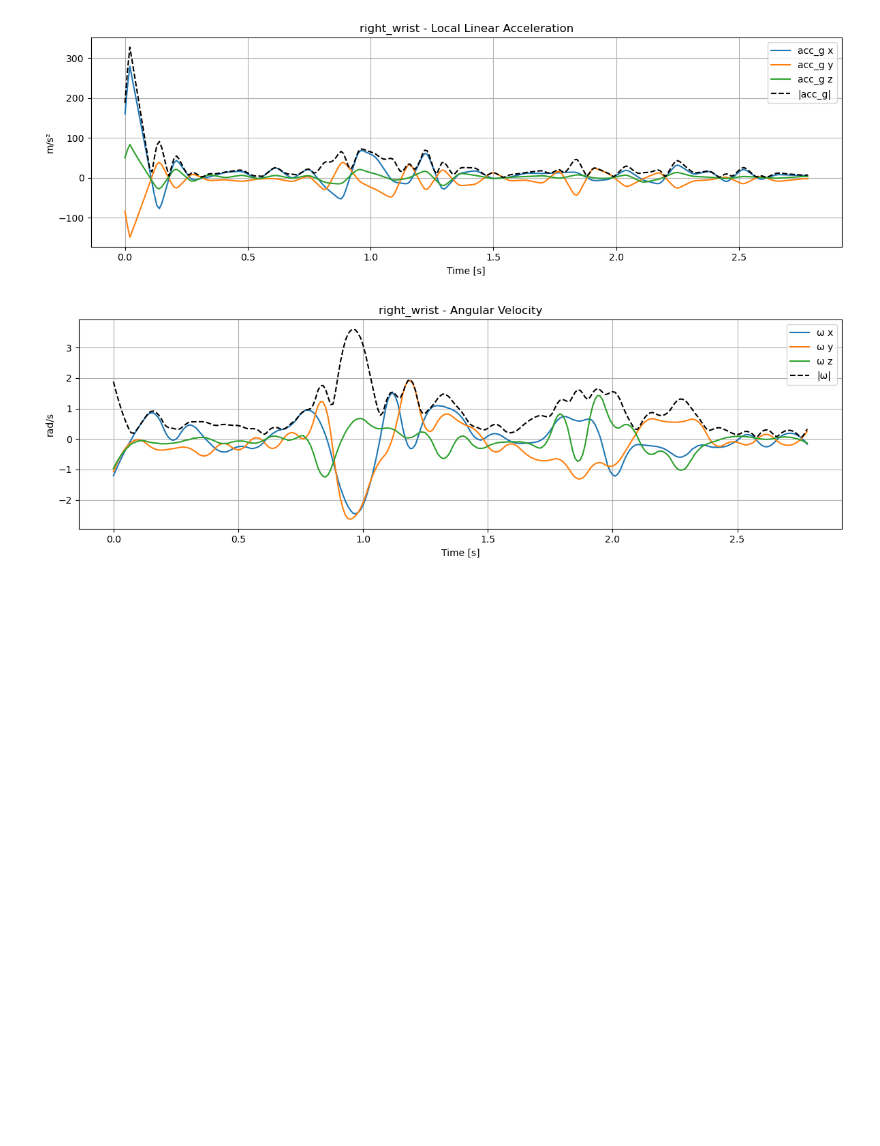
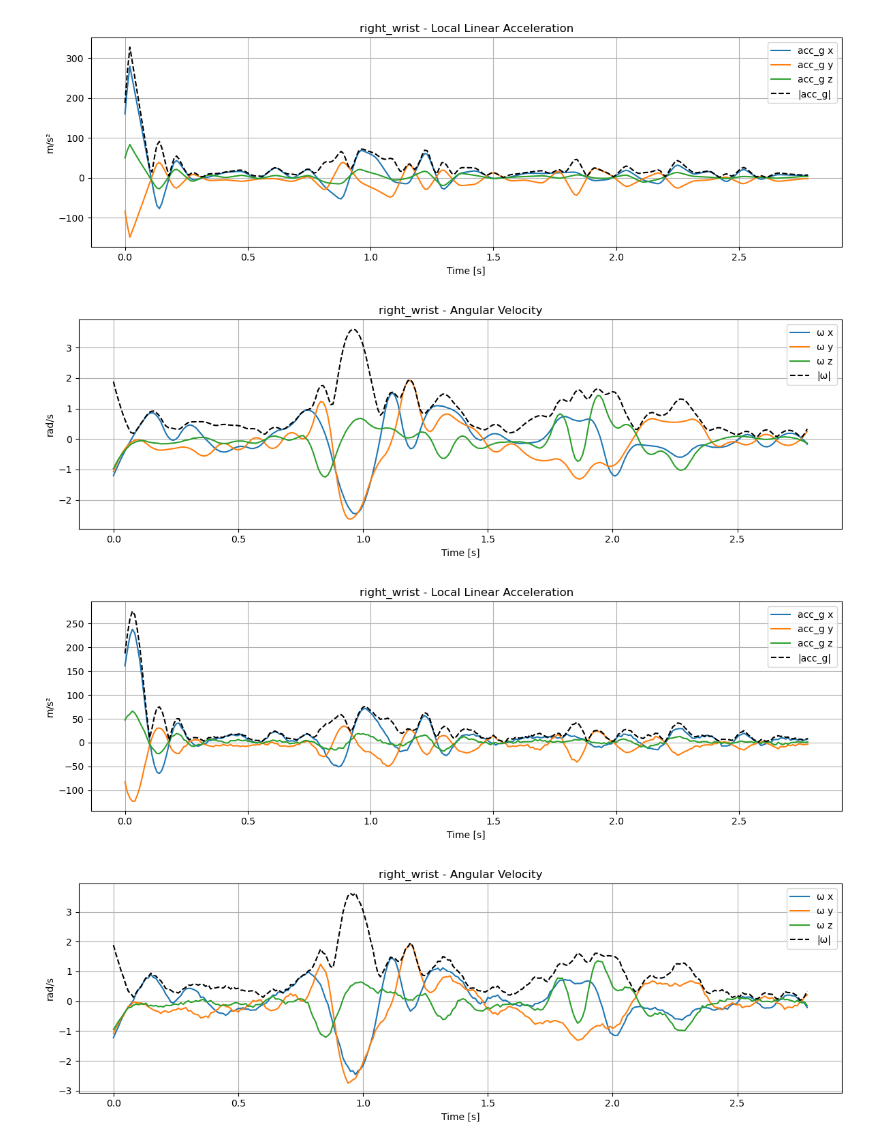
Before and after one commit to lalasray/smpl_to_joint, a Jupyter notebook: gen_IMU_WHAM.ipynb, the cells around one changed output. Cells and saved outputs as stored; diff of their text form; code cells hidden in the pictures; blank space fills up the shorter version.

```diff
--- a/gen_IMU_WHAM.ipynb
+++ b/gen_IMU_WHAM.ipynb
@@ -219,3 +219,35 @@ plt.show()
 [figure]
 [figure]
 [figure]
+# %%
+acc_realistic = add_imu_noise(acc_g, fs=fps_high, noise_type='full')
+gyro_realistic = add_imu_noise(ang_vel, fs=fps_high, noise_type='full')
+
+# --- Plot local linear acceleration ---
+plt.figure(figsize=(12, 4))
+plt.title(f"{body_part} - Local Linear Acceleration")
+for i, axis in enumerate(['x', 'y', 'z']):
+    plt.plot(t_acc_g, acc_realistic[:, i], label=f'acc_g {axis}')
+plt.plot(t_acc_g, np.linalg.norm(acc_realistic, axis=1), 'k--', label='|acc_g|')
+plt.xlabel('Time [s]')
+plt.ylabel('m/s²')
+plt.legend()
+plt.grid(True)
+plt.tight_layout()
+plt.show()
+
+# --- Plot angular velocity ---
+plt.figure(figsize=(12, 4))
+plt.title(f"{body_part} - Angular Velocity")
+for i, axis in enumerate(['x', 'y', 'z']):
+    plt.plot(t_ang, gyro_realistic[:, i], label=f'ω {axis}')
+plt.plot(t_ang, np.linalg.norm(gyro_realistic, axis=1), 'k--', label='|ω|')
+plt.xlabel('Time [s]')
+plt.ylabel('rad/s')
+plt.legend()
+plt.grid(True)
+plt.tight_layout()
+plt.show()
+# %% [output]
+[figure, added]
+[figure, added]
```
Also changed, not shown: parts of 3 cells of this notebook, 1 other file.
